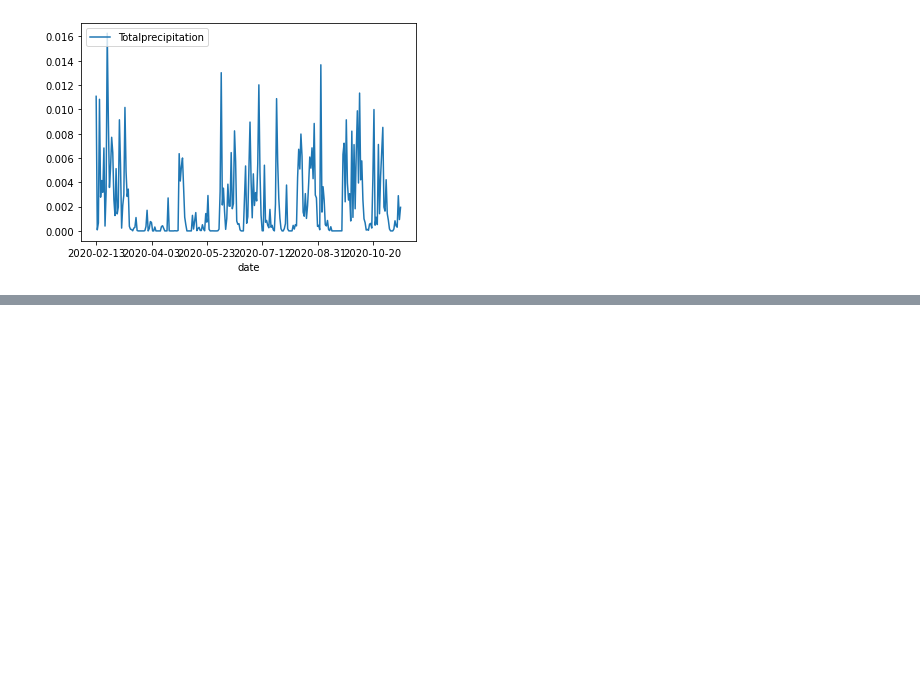
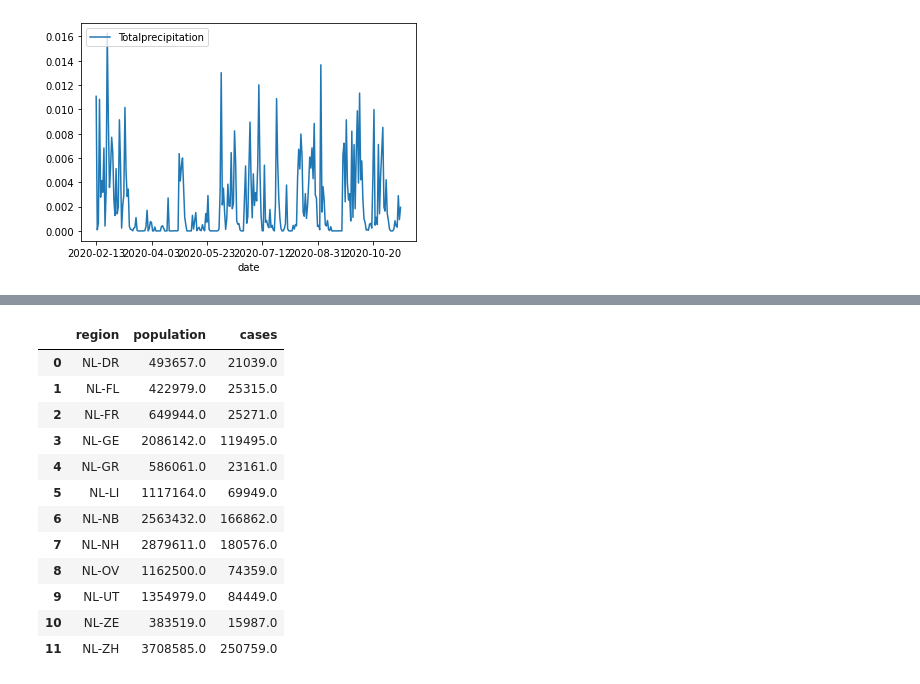
Before and after one commit to Javh2138/fyp2021p02g16, a Jupyter notebook: Notebooks/Fyp2021p02g16.ipynb, the cells around one changed output, grey strips where cells are left out. Cells and saved outputs as stored; diff of their text form; code cells hidden in the pictures; blank space fills up the shorter version.

```diff
--- a/Notebooks/Fyp2021p02g16.ipynb
+++ b/Notebooks/Fyp2021p02g16.ipynb
@@ -34,4 +34,4 @@ for i in list(reg_names):
     reg_dict[i].append(sum(mask_covid['confirmed_addition']))
 df1 = pd.DataFrame.from_dict(reg_dict)
 df1 = df1.transpose()
-df1.rename(names)
+final_df = df1.rename(names)
@@ -107,3 +109,23 @@ folium.LayerControl().add_to(nl_map)
 nl_map
 # %% [output]
 [interactive output not drawn]
+# %%
+final_df.columns = ['population', 'cases']
+# %%
+df = final_df.reset_index()
+df.columns = ["region",'population', 'cases']
+df
+# %% [output]
+|  | region | population | cases |
+| 0 | NL-DR | 493657.0 | 21039.0 |
+| 1 | NL-FL | 422979.0 | 25315.0 |
+| 2 | NL-FR | 649944.0 | 25271.0 |
+| 3 | NL-GE | 2086142.0 | 119495.0 |
+| 4 | NL-GR | 586061.0 | 23161.0 |
+| 5 | NL-LI | 1117164.0 | 69949.0 |
+| 6 | NL-NB | 2563432.0 | 166862.0 |
+| 7 | NL-NH | 2879611.0 | 180576.0 |
+| 8 | NL-OV | 1162500.0 | 74359.0 |
+| 9 | NL-UT | 1354979.0 | 84449.0 |
+| 10 | NL-ZE | 383519.0 | 15987.0 |
+| 11 | NL-ZH | 3708585.0 | 250759.0 |
```
Also changed, not shown: parts of 5 cells of this notebook.
